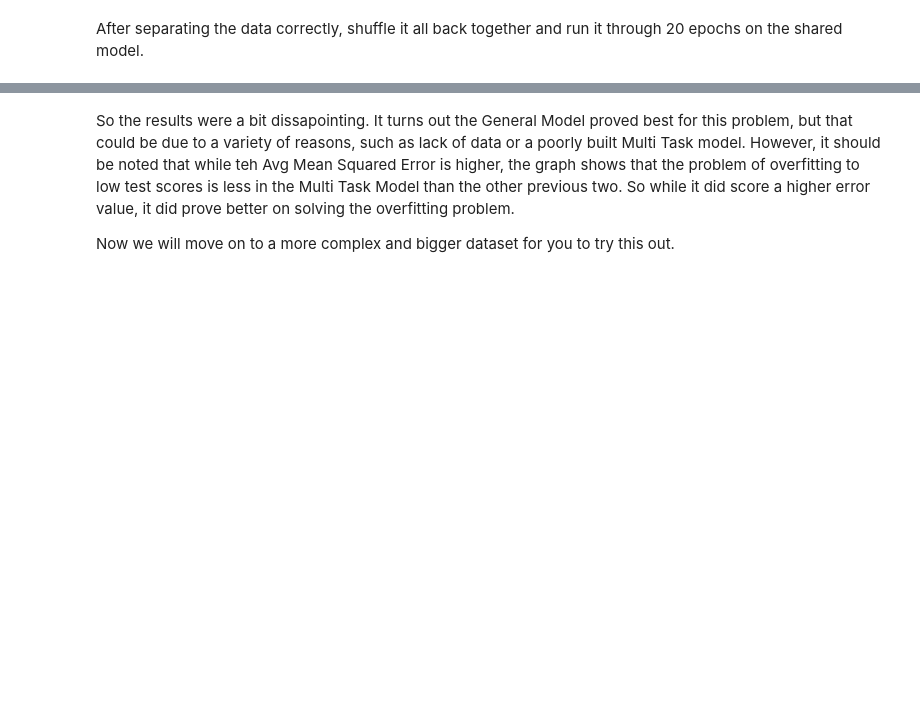
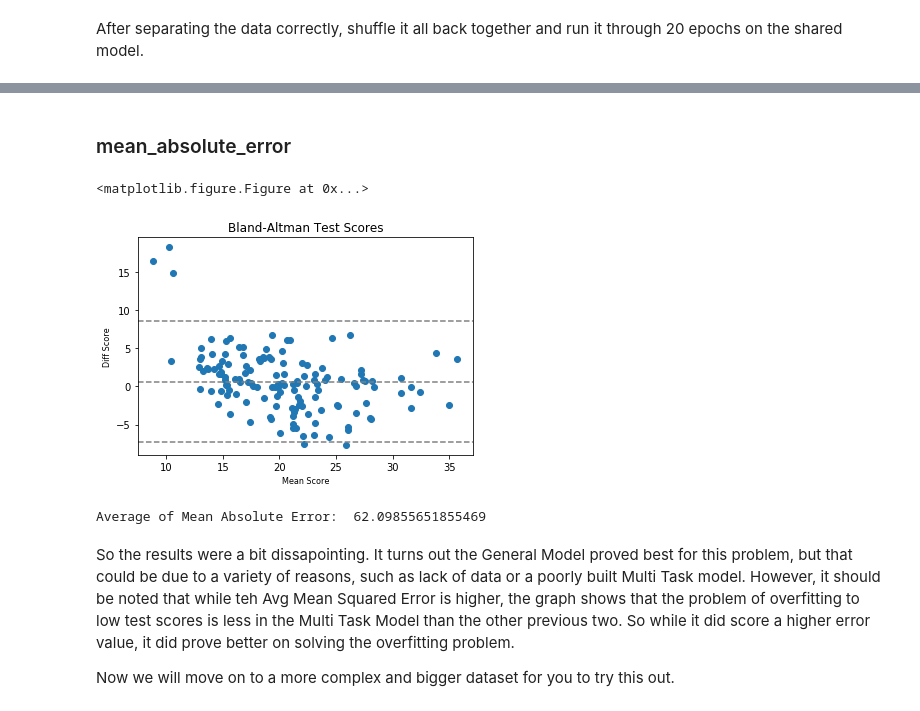
Before and after one commit to 8000net/LectureNotes, a Jupyter notebook: Lecture 7a - Overview Multi-Task Learning.ipynb, the cells around one changed output, grey strips where cells are left out. Cells and saved outputs as stored; diff of their text form; code cells hidden in the pictures; blank space fills up the shorter version.

```diff
--- a/Lecture 7a - Overview Multi-Task Learning.ipynb
+++ b/Lecture 7a - Overview Multi-Task Learning.ipynb
@@ -324,0 +364,2 @@ Average of Mean Squared Error:  116.08519744873047
+# %% [markdown]
+### mean_absolute_error
@@ -325,3 +410,49 @@ Average of Mean Squared Error:  116.08519744873047
+# %%
+y_mtla=[]
+yhat_mtla=[]
+
+plt.figure(figsize=(15,10))
+maes_mtl=[]
+# %% [output]
+<matplotlib.figure.Figure at 0x...>
+# %%
+school_ya = [ [] for x in range(139)]
+school_yhata = [ [] for x in range(139)]
+
+for test in all_test:
+    X_test = test["data"]
+    y_test = test["target"]
+
+    mlp = models_mtl[test["school"]]
+
+    yhat_mlp = mlp.predict(X_test)
+    yhat_rounded = np.around(yhat_mlp)
+
+    y_test_plot = y_test.ravel()
+    yhat_mlp_plot = yhat_mlp.ravel()
+
+    school_ya[test["school"]].append(y_test_plot)
+    school_yhata[test["school"]].append(yhat_mlp_plot)
+# %%
+for x, y in zip(school_ya, school_yhata):
+    y_mtla.append(np.mean(x))
+    yhat_mtla.append(np.mean(y))
+
+    mae = mean_absolute_error(x, y)
+    maes_mtl.append(mse)
+
+bland_altman_plot(y_mtla, yhat_mtla)
+plt.title('Bland-Altman Test Scores')
+plt.xlabel('Mean Score', fontsize=8)
+plt.ylabel('Diff Score', fontsize=8)
+plt.show()
+# %% [output]
+[figure, added]
+# %%
+avg = float(np.mean(maes_mtl))
+print ("Average of Mean Absolute Error: ", avg)
+# %% [output]
+Average of Mean Absolute Error:  62.09855651855469
 # %% [markdown]
 So the results were a bit dissapointing. It turns out the General Model proved best for this problem, but that could be due to a variety of reasons, such as lack of data or a poorly built Multi Task model. However, it should be noted that while teh Avg Mean Squared Error is higher, the graph shows that the problem of overfitting to low test scores is less in the Multi Task Model than the other previous two. So while it did score a higher error value, it did prove better on solving the overfitting problem.
 
```
Also changed, not shown: parts of 35 cells of this notebook.
